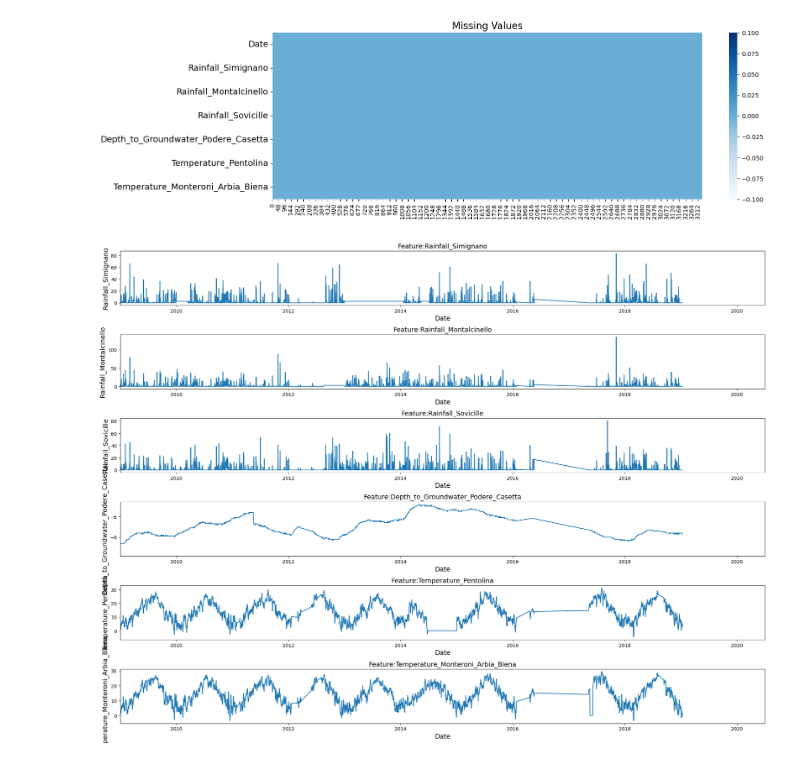
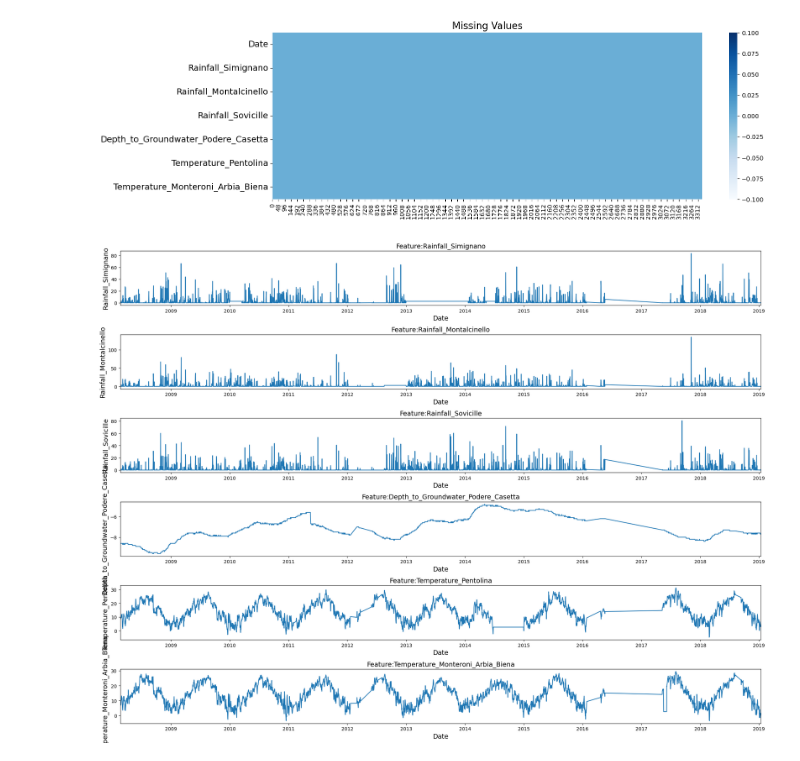
Before and after one commit to ZhouXiinlei/ml_WaterAnalytics, a Jupyter notebook: Aquifer_Luco_Process.ipynb, the cells around one changed output. Drawn from its saved outputs; the diff is of its cells as text; code cells hidden in the pictures.

```diff
--- a/Aquifer_Luco_Process.ipynb
+++ b/Aquifer_Luco_Process.ipynb
@@ -50,14 +50,14 @@ df1.head()
 
 f,ax = plt.subplots(nrows=21,ncols=1,figsize=(20,40))
 
-#以列取修改后的数据，删去日期列作为x，其他数据作为y,并且对其中缺失的数据用前一个数据进行填充
+
 for i,column in enumerate(df1.drop('Date',axis=1).columns):
     sns.lineplot(x=df1['Date'],y=df1[column].fillna(method='ffill'),ax=ax[i])
     ax[i].set_title('Feature:{}'.format(column),fontsize=14)
     ax[i].set_ylabel(ylabel=column,fontsize=14)
     ax[i].set_xlabel(xlabel='Date',fontsize=14)
 
-    ax[i].set_xlim([date(2009, 1, 1), date(2020, 6, 30)])
+    ax[i].set_xlim([date(2008, 2, 21), date(2019, 1, 13)])
 
 plt.tight_layout()
 # %% [output]
@@ -100,14 +100,14 @@ dtype: int64
 # %%
 f,ax = plt.subplots(nrows=6,ncols=1,figsize=(20,15))
 
-#以列取修改后的数据，删去日期列作为x，其他数据作为y,并且对其中缺失的数据用前一个数据进行填充
+
 for i,column in enumerate(df1.drop('Date',axis=1).columns):
     sns.lineplot(x=df1['Date'],y=df1[column].fillna(method='ffill'),ax=ax[i])
     ax[i].set_title('Feature:{}'.format(column),fontsize=14)
     ax[i].set_ylabel(ylabel=column,fontsize=14)
     ax[i].set_xlabel(xlabel='Date',fontsize=14)
 
-    ax[i].set_xlim([date(2009, 1, 1), date(2020, 6, 30)])
+    ax[i].set_xlim([date(2008, 2, 21), date(2019, 1, 13)])
 
 plt.tight_layout()
 # %% [output]
@@ -124,6 +124,10 @@ plt.show()
 # %% [output]
 [figure]
 # %%
+df1['Temperature_Pentolina'] = df1['Temperature_Pentolina'].replace(0, np.nan)
+df1['Temperature_Monteroni_Arbia_Biena'] = df1['Temperature_Monteroni_Arbia_Biena'].replace(0, np.nan)
+df1['Temperature_Monteroni_Arbia_Biena'] = df1['Temperature_Monteroni_Arbia_Biena'].fillna(df1['Rainfall_Simignano'].mean())
+df1['Temperature_Pentolina'] = df1['Temperature_Pentolina'].fillna(df1['Rainfall_Simignano'].mean())
 df1['Rainfall_Simignano'] = df1['Rainfall_Simignano'].fillna(df1['Rainfall_Simignano'].mean())
 df1['Rainfall_Montalcinello'] = df1['Rainfall_Montalcinello'].fillna(df1['Rainfall_Montalcinello'].mean())
 df1['Rainfall_Sovicille'] = df1['Rainfall_Sovicille'].fillna(df1['Rainfall_Sovicille'].mean())
@@ -141,15 +145,15 @@ plt.show()
 # %%
 f,ax = plt.subplots(nrows=6,ncols=1,figsize=(20,15))
 
-#以列取修改后的数据，删去日期列作为x，其他数据作为y,并且对其中缺失的数据用前一个数据进行填充
+
 for i,column in enumerate(df1.drop('Date',axis=1).columns):
     sns.lineplot(x=df1['Date'],y=df1[column].fillna(method='ffill'),ax=ax[i])
     ax[i].set_title('Feature:{}'.format(column),fontsize=14)
     ax[i].set_ylabel(ylabel=column,fontsize=14)
     ax[i].set_xlabel(xlabel='Date',fontsize=14)
 
-    ax[i].set_xlim([date(2009, 1, 1), date(2020, 6, 30)])
+    ax[i].set_xlim([date(2008, 2, 21), date(2019, 1, 13)])
 
 plt.tight_layout()
 # %% [output]
-[figure, old version]
+[figure, new version]
```
Also changed, not shown: parts of 2 cells of this notebook.
